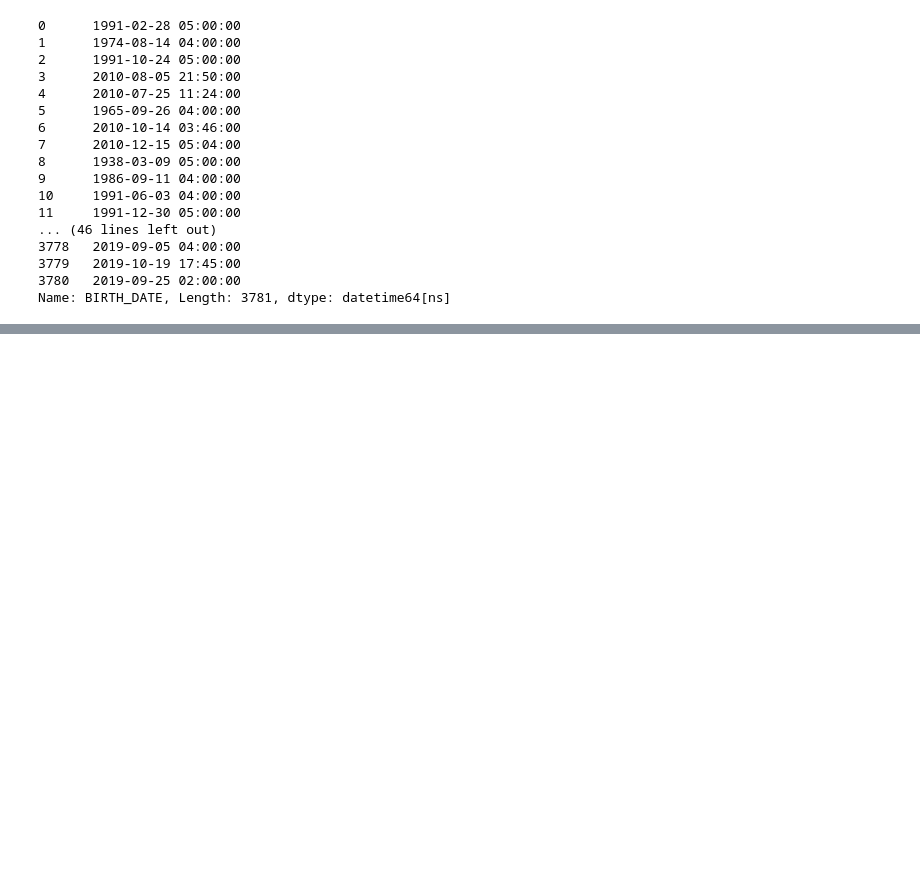
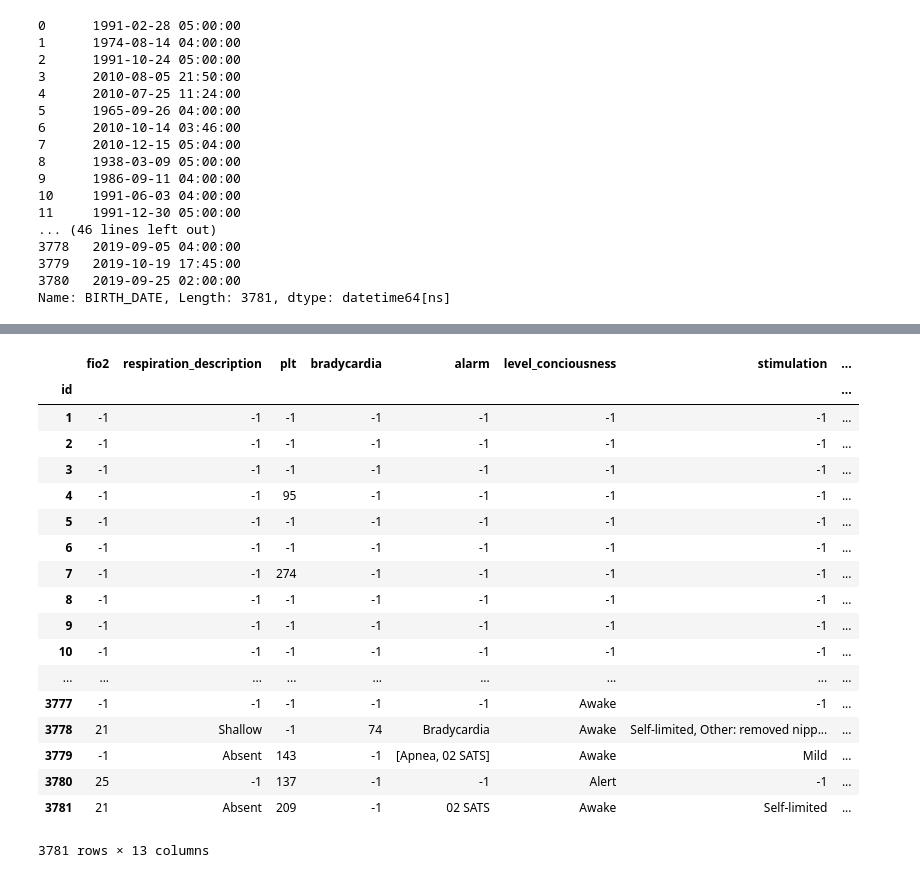
Before and after one commit to bvenkat2/NICU-Research, a Jupyter notebook: Feature Generation.ipynb, the cells around one changed output, grey strips where cells are left out. Drawn from its saved outputs; the diff is of its cells as text; code cells hidden in the pictures; blank space fills up the shorter version.

```diff
--- a/Feature Generation.ipynb
+++ b/Feature Generation.ipynb
@@ -74,11 +74,12 @@ features = []
 for pt in patients['PT_ID']:
     pt_data = [df[df['PT_ID'] == pt] for df in data]
     feature = []
+    feature.append(pt)
     for pt_data_df in pt_data:
         recent_data = pt_data_df[pt_data_df['TIME_TAKEN'] == pt_data_df['TIME_TAKEN'].max()].T.squeeze()
         if recent_data.empty == False:
             feature.append(recent_data.values[3])
         else:
             feature.append(-1)
-    print(feature)
+#     print(feature)
     features.append(feature)
@@ -120,3 +103,7 @@ features
   72,
   'Present'],
  ...]
+# %%
+col_names = [s[s.rindex('formatted_',3) +len('formatted_') :s.index('.')] for s in files]
+col_names.insert(0,'id')
+col_names
@@ -122,0 +125,24 @@ features
+# %%
+features_df = pd.DataFrame(features, columns = col_names)
+features_df.set_index('id',drop=True,inplace=True)
+features_df
+# %% [output]
+|  | fio2 | respiration_description | plt | bradycardia | alarm | level_conciousness | stimulation | ... |
+| id |  |  |  |  |  |  |  | ... |
+| 1 | -1 | -1 | -1 | -1 | -1 | -1 | -1 | ... |
+| 2 | -1 | -1 | -1 | -1 | -1 | -1 | -1 | ... |
+| 3 | -1 | -1 | -1 | -1 | -1 | -1 | -1 | ... |
+| 4 | -1 | -1 | 95 | -1 | -1 | -1 | -1 | ... |
+| 5 | -1 | -1 | -1 | -1 | -1 | -1 | -1 | ... |
+| 6 | -1 | -1 | -1 | -1 | -1 | -1 | -1 | ... |
+| 7 | -1 | -1 | 274 | -1 | -1 | -1 | -1 | ... |
+| 8 | -1 | -1 | -1 | -1 | -1 | -1 | -1 | ... |
+| 9 | -1 | -1 | -1 | -1 | -1 | -1 | -1 | ... |
+| 10 | -1 | -1 | -1 | -1 | -1 | -1 | -1 | ... |
+| ... | ... | ... | ... | ... | ... | ... | ... | ... |
+| 3777 | -1 | -1 | -1 | -1 | -1 | Awake | -1 | ... |
+| 3778 | 21 | Shallow | -1 | 74 | Bradycardia | Awake | Self-limited, Other: removed nipp... | ... |
+| 3779 | -1 | Absent | 143 | -1 | [Apnea, 02 SATS] | Awake | Mild | ... |
+| 3780 | 25 | -1 | 137 | -1 | -1 | Alert | -1 | ... |
+| 3781 | 21 | Absent | 209 | -1 | 02 SATS | Awake | Self-limited | ... |
+3781 rows × 13 columns
```
Also changed, not shown: parts of 33 cells of this notebook, 15 other files.
